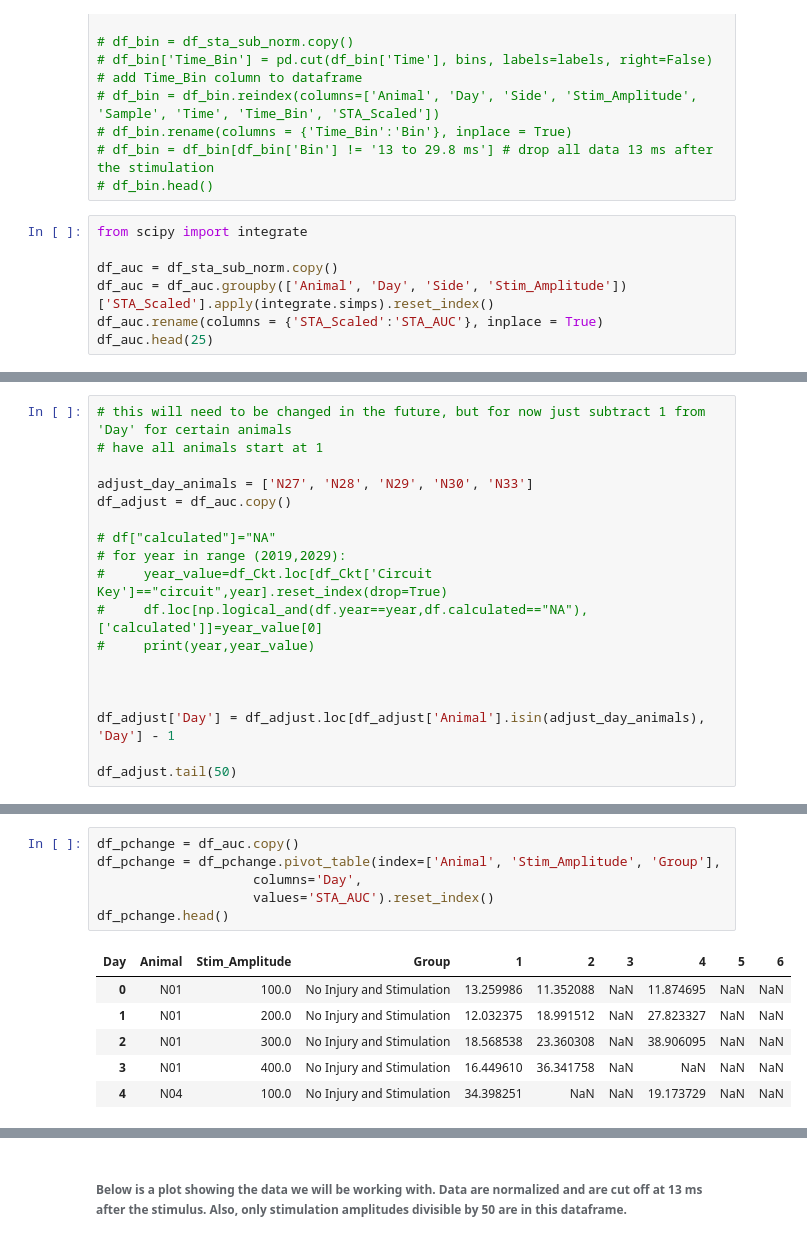
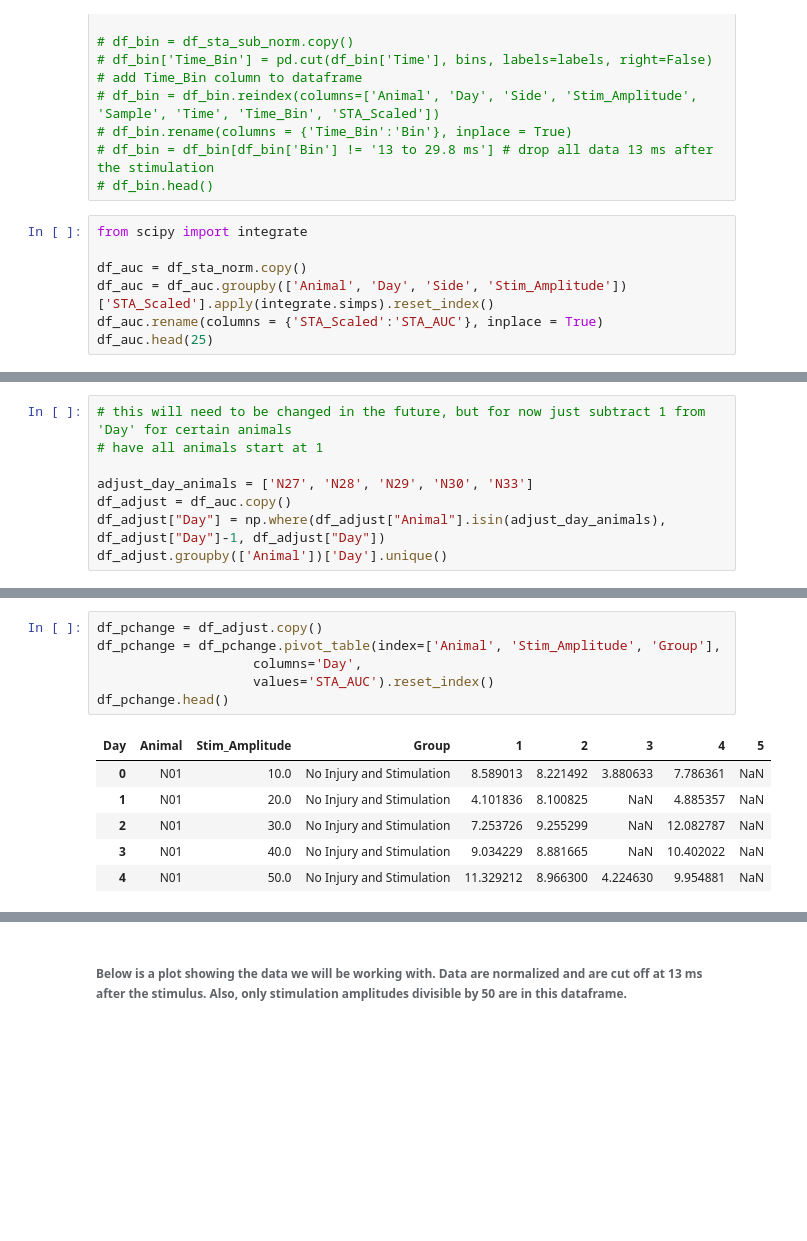
Before and after one commit to IanGMalone/Evoked_Potential_Analysis, a Jupyter notebook: Motor Evoked Potential Analyses.ipynb, the cells around one changed output, grey strips where cells are left out. Cells and saved outputs as stored; diff of their text form; blank space fills up the shorter version.

```diff
--- a/Motor Evoked Potential Analyses.ipynb
+++ b/Motor Evoked Potential Analyses.ipynb
@@ -252,7 +252,7 @@ The dataframe looks as expected. We now want to add a column that defines sample
 # %%
 from scipy import integrate
 
-df_auc = df_sta_sub_norm.copy()
+df_auc = df_sta_norm.copy()
 df_auc = df_auc.groupby(['Animal', 'Day', 'Side', 'Stim_Amplitude'])['STA_Scaled'].apply(integrate.simps).reset_index()
 df_auc.rename(columns = {'STA_Scaled':'STA_AUC'}, inplace = True)
 df_auc.head(25)
@@ -323,16 +323,6 @@ Name: Day, dtype: object
 
 adjust_day_animals = ['N27', 'N28', 'N29', 'N30', 'N33']
 df_adjust = df_auc.copy()
-
-# df["calculated"]="NA"
-# for year in range (2019,2029):
-#     year_value=df_Ckt.loc[df_Ckt['Circuit Key']=="circuit",year].reset_index(drop=True)
-#     df.loc[np.logical_and(df.year==year,df.calculated=="NA"),['calculated']]=year_value[0]
-#     print(year,year_value)
-
-
-
-df_adjust['Day'] = df_adjust.loc[df_adjust['Animal'].isin(adjust_day_animals), 'Day'] - 1
-
-df_adjust.tail(50)
+df_adjust["Day"] = np.where(df_adjust["Animal"].isin(adjust_day_animals), df_adjust["Day"]-1, df_adjust["Day"])
+df_adjust.groupby(['Animal'])['Day'].unique()
 # %% [output]
@@ -356,13 +346,13 @@ df_adjust.tail(50)
 # %%
-df_pchange = df_auc.copy()
+df_pchange = df_adjust.copy()
 df_pchange = df_pchange.pivot_table(index=['Animal', 'Stim_Amplitude', 'Group'],
                     columns='Day',
                     values='STA_AUC').reset_index()
 df_pchange.head()
 # %% [output]
-| Day | Animal | Stim_Amplitude | Group | 1 | 2 | 3 | 4 | 5 | 6 |
-| 0 | N01 | 100.0 | No Injury and Stimulation | 13.259986 | 11.352088 | NaN | 11.874695 | NaN | NaN |
-| 1 | N01 | 200.0 | No Injury and Stimulation | 12.032375 | 18.991512 | NaN | 27.823327 | NaN | NaN |
-| 2 | N01 | 300.0 | No Injury and Stimulation | 18.568538 | 23.360308 | NaN | 38.906095 | NaN | NaN |
-| 3 | N01 | 400.0 | No Injury and Stimulation | 16.449610 | 36.341758 | NaN | NaN | NaN | NaN |
-| 4 | N04 | 100.0 | No Injury and Stimulation | 34.398251 | NaN | NaN | 19.173729 | NaN | NaN |
+| Day | Animal | Stim_Amplitude | Group | 1 | 2 | 3 | 4 | 5 |
+| 0 | N01 | 10.0 | No Injury and Stimulation | 8.589013 | 8.221492 | 3.880633 | 7.786361 | NaN |
+| 1 | N01 | 20.0 | No Injury and Stimulation | 4.101836 | 8.100825 | NaN | 4.885357 | NaN |
+| 2 | N01 | 30.0 | No Injury and Stimulation | 7.253726 | 9.255299 | NaN | 12.082787 | NaN |
+| 3 | N01 | 40.0 | No Injury and Stimulation | 9.034229 | 8.881665 | NaN | 10.402022 | NaN |
+| 4 | N01 | 50.0 | No Injury and Stimulation | 11.329212 | 8.966300 | 4.224630 | 9.954881 | NaN |
```
Also changed, not shown: parts of 12 cells of this notebook.
